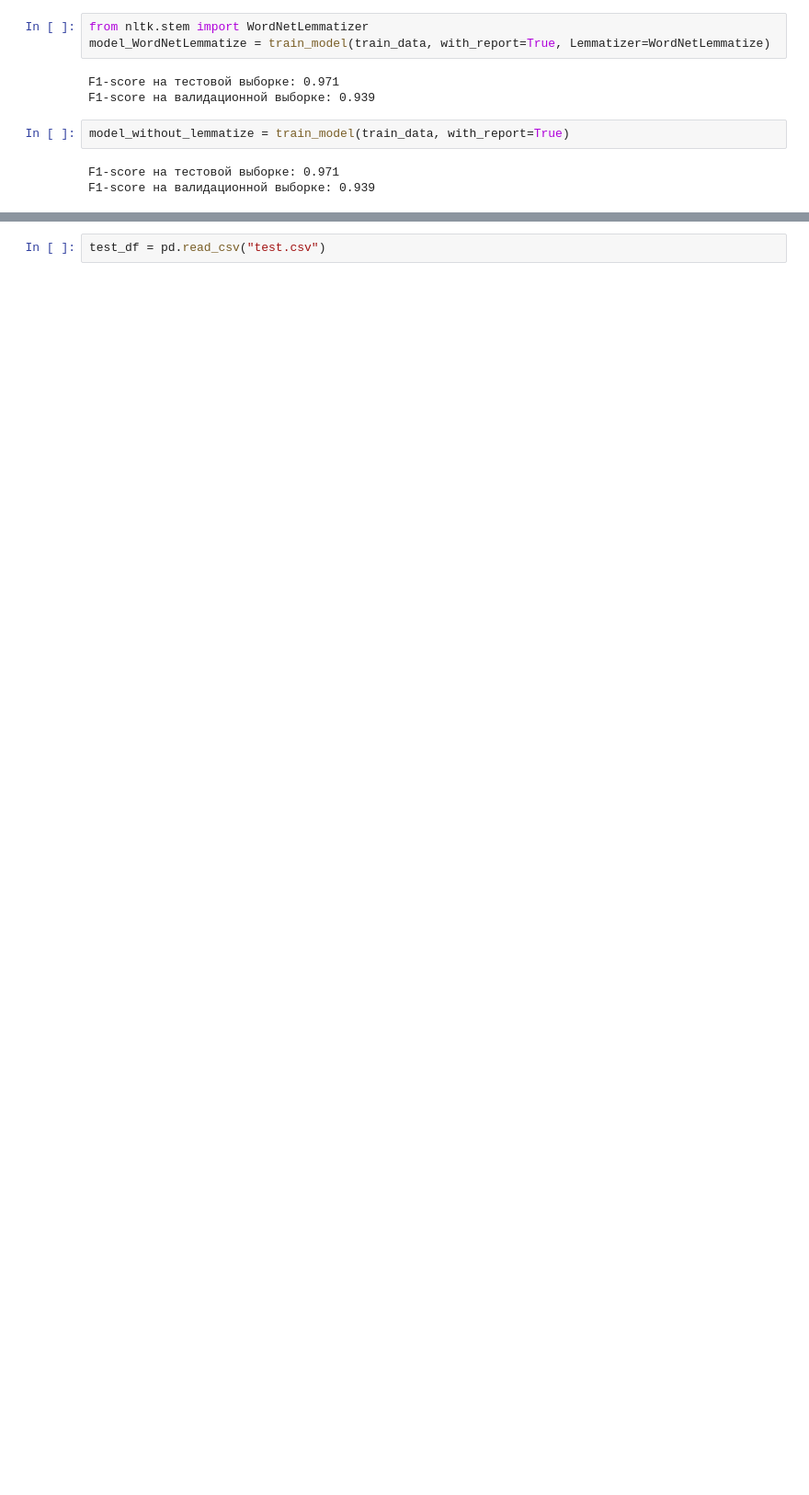
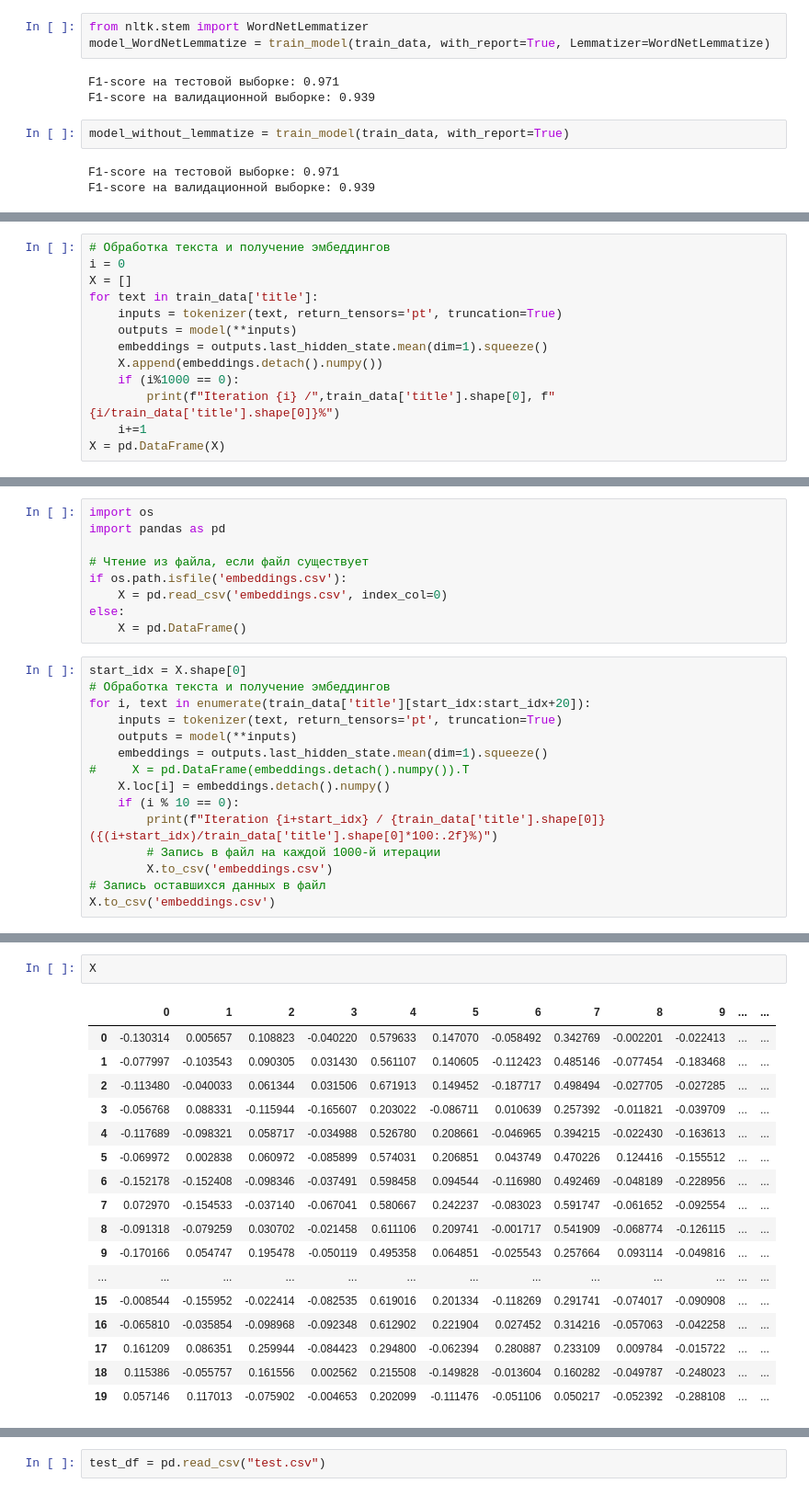
Before and after one commit to TimofeyTst/VKML_ML, a Jupyter notebook: kaggle/baseline.ipynb, the cells around one changed output, grey strips where cells are left out. Shown at 92% size. Cells and saved outputs as stored; diff of their text form; blank space fills up the shorter version.

```diff
--- a/kaggle/baseline.ipynb
+++ b/kaggle/baseline.ipynb
@@ -210,0 +280,13 @@ F1-score на валидационной выборке: 0.939
+# %%
+# Обработка текста и получение эмбеддингов
+i = 0
+X = []
+for text in train_data['title']:
+    inputs = tokenizer(text, return_tensors='pt', truncation=True)
+    outputs = model(**inputs)
+    embeddings = outputs.last_hidden_state.mean(dim=1).squeeze()
+    X.append(embeddings.detach().numpy())
+    if (i%1000 == 0):
+        print(f"Iteration {i} /",train_data['title'].shape[0], f"{i/train_data['title'].shape[0]}%")
+    i+=1
+X = pd.DataFrame(X)
@@ -210,0 +297,24 @@ F1-score на валидационной выборке: 0.939
+# %%
+import os
+import pandas as pd
+
+# Чтение из файла, если файл существует
+if os.path.isfile('embeddings.csv'):
+    X = pd.read_csv('embeddings.csv', index_col=0)
+else:
+    X = pd.DataFrame()
+# %%
+start_idx = X.shape[0]
+# Обработка текста и получение эмбеддингов
+for i, text in enumerate(train_data['title'][start_idx:start_idx+20]):
+    inputs = tokenizer(text, return_tensors='pt', truncation=True)
+    outputs = model(**inputs)
+    embeddings = outputs.last_hidden_state.mean(dim=1).squeeze()
+#     X = pd.DataFrame(embeddings.detach().numpy()).T
+    X.loc[i] = embeddings.detach().numpy()
+    if (i % 10 == 0):
+        print(f"Iteration {i+start_idx} / {train_data['title'].shape[0]} ({(i+start_idx)/train_data['title'].shape[0]*100:.2f}%)")
+        # Запись в файл на каждой 1000-й итерации
+        X.to_csv('embeddings.csv')
+# Запись оставшихся данных в файл
+X.to_csv('embeddings.csv')
@@ -210,0 +324,20 @@ F1-score на валидационной выборке: 0.939
+# %%
+X
+# %% [output]
+|  | 0 | 1 | 2 | 3 | 4 | 5 | 6 | 7 | 8 | 9 | ... | ... |
+| 0 | -0.130314 | 0.005657 | 0.108823 | -0.040220 | 0.579633 | 0.147070 | -0.058492 | 0.342769 | -0.002201 | -0.022413 | ... | ... |
+| 1 | -0.077997 | -0.103543 | 0.090305 | 0.031430 | 0.561107 | 0.140605 | -0.112423 | 0.485146 | -0.077454 | -0.183468 | ... | ... |
+| 2 | -0.113480 | -0.040033 | 0.061344 | 0.031506 | 0.671913 | 0.149452 | -0.187717 | 0.498494 | -0.027705 | -0.027285 | ... | ... |
+| 3 | -0.056768 | 0.088331 | -0.115944 | -0.165607 | 0.203022 | -0.086711 | 0.010639 | 0.257392 | -0.011821 | -0.039709 | ... | ... |
+| 4 | -0.117689 | -0.098321 | 0.058717 | -0.034988 | 0.526780 | 0.208661 | -0.046965 | 0.394215 | -0.022430 | -0.163613 | ... | ... |
+| 5 | -0.069972 | 0.002838 | 0.060972 | -0.085899 | 0.574031 | 0.206851 | 0.043749 | 0.470226 | 0.124416 | -0.155512 | ... | ... |
+| 6 | -0.152178 | -0.152408 | -0.098346 | -0.037491 | 0.598458 | 0.094544 | -0.116980 | 0.492469 | -0.048189 | -0.228956 | ... | ... |
+| 7 | 0.072970 | -0.154533 | -0.037140 | -0.067041 | 0.580667 | 0.242237 | -0.083023 | 0.591747 | -0.061652 | -0.092554 | ... | ... |
+| 8 | -0.091318 | -0.079259 | 0.030702 | -0.021458 | 0.611106 | 0.209741 | -0.001717 | 0.541909 | -0.068774 | -0.126115 | ... | ... |
+| 9 | -0.170166 | 0.054747 | 0.195478 | -0.050119 | 0.495358 | 0.064851 | -0.025543 | 0.257664 | 0.093114 | -0.049816 | ... | ... |
+| ... | ... | ... | ... | ... | ... | ... | ... | ... | ... | ... | ... | ... |
+| 15 | -0.008544 | -0.155952 | -0.022414 | -0.082535 | 0.619016 | 0.201334 | -0.118269 | 0.291741 | -0.074017 | -0.090908 | ... | ... |
+| 16 | -0.065810 | -0.035854 | -0.098968 | -0.092348 | 0.612902 | 0.221904 | 0.027452 | 0.314216 | -0.057063 | -0.042258 | ... | ... |
+| 17 | 0.161209 | 0.086351 | 0.259944 | -0.084423 | 0.294800 | -0.062394 | 0.280887 | 0.233109 | 0.009784 | -0.015722 | ... | ... |
+| 18 | 0.115386 | -0.055757 | 0.161556 | 0.002562 | 0.215508 | -0.149828 | -0.013604 | 0.160282 | -0.049787 | -0.248023 | ... | ... |
+| 19 | 0.057146 | 0.117013 | -0.075902 | -0.004653 | 0.202099 | -0.111476 | -0.051106 | 0.050217 | -0.052392 | -0.288108 | ... | ... |
```
Also changed, not shown: parts of 22 cells of this notebook, 14 other files.
